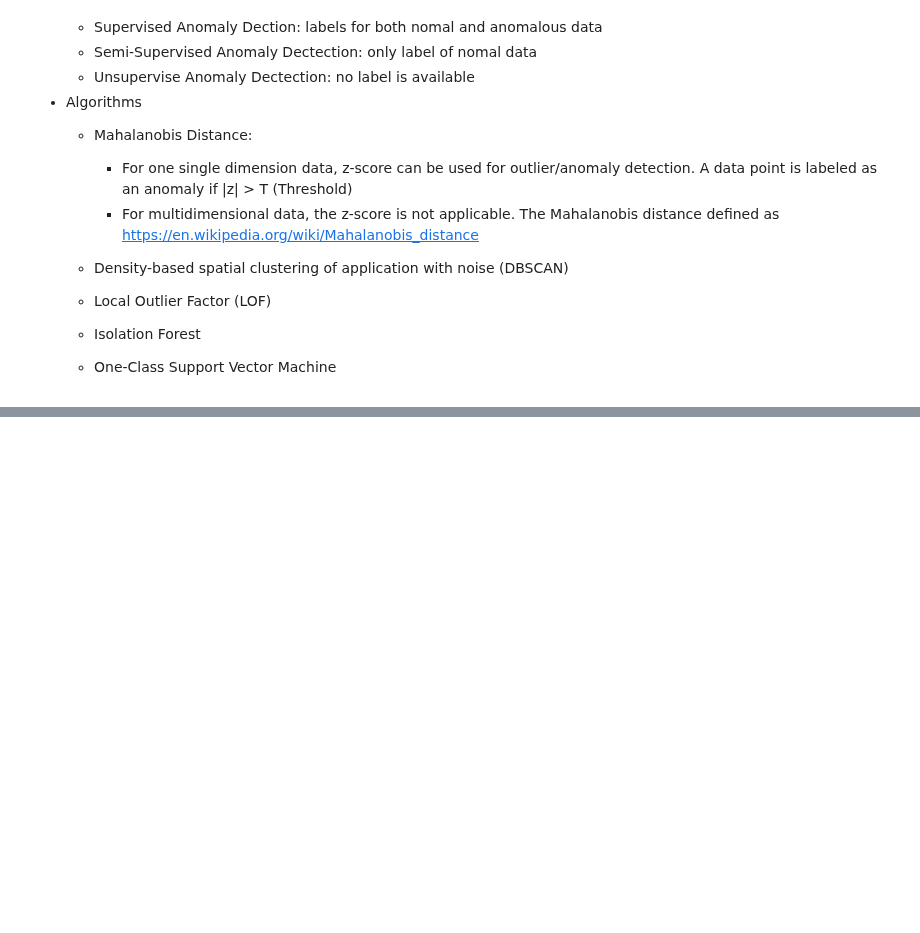
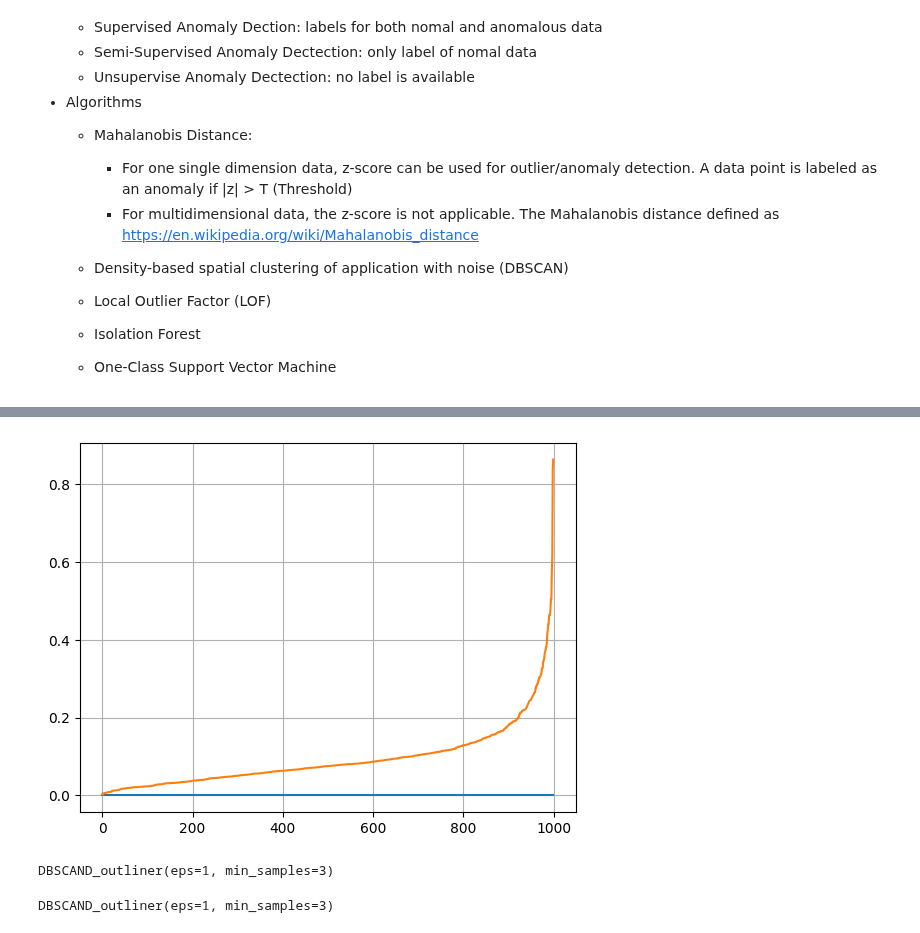
Before and after one commit to pNatTueku/basicPython, a Jupyter notebook: basic_anomaly_detection2.ipynb, the cells around one changed output, grey strips where cells are left out. Cells and saved outputs as stored; diff of their text form; code cells hidden in the pictures; blank space fills up the shorter version.

```diff
--- a/basic_anomaly_detection2.ipynb
+++ b/basic_anomaly_detection2.ipynb
@@ -51,0 +124,5 @@ class DBSCAND_outliner(DBSCAN):
+# %%
+# concate normal and anomaly together
+
+dataset1 = np.concatenate((normal, anomaly)) # last item is the anomaly
+dataset1
@@ -51,0 +148,8 @@ class DBSCAND_outliner(DBSCAN):
+# %%
+# set params: elbow point (eps) must be larger enough to cover data points, min_points should be at least larger than the dimension of dataset +1
+
+min_points = 3
+
+nbrs = NearestNeighbors(n_neighbors = min_points)
+nbrs.fit(X = dataset1) # train/fit
+distances, index = nbrs.kneighbors(X = dataset1, n_neighbors = 2)
@@ -51,0 +176,3 @@ class DBSCAND_outliner(DBSCAN):
+# %%
+distances2 = np.sort(distances, axis = 0)
+distances2
@@ -51,0 +187,3 @@ class DBSCAND_outliner(DBSCAN):
+# %%
+distances2 = distances2[: -1]
+distances2
@@ -51,0 +198,5 @@ class DBSCAND_outliner(DBSCAN):
+# %%
+plt.plot(distances2)
+plt.grid()
+# %% [output]
+[figure, added]
@@ -51,0 +208,11 @@ class DBSCAND_outliner(DBSCAN):
+# %%
+clf_dbscan = DBSCAND_outliner(eps = eps, min_samples = min_points)
+clf_dbscan
+# %% [output]
+DBSCAND_outliner(eps=1, min_samples=3)
+# %%
+# fit/train model
+
+clf_dbscan.fit(dataset1)
+# %% [output]
+DBSCAND_outliner(eps=1, min_samples=3)
```
Also changed, not shown: parts of 15 cells of this notebook.
